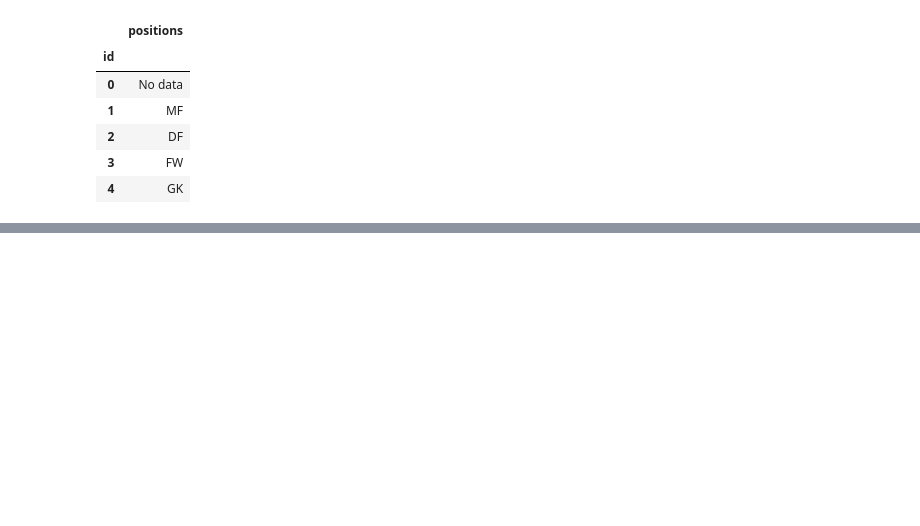
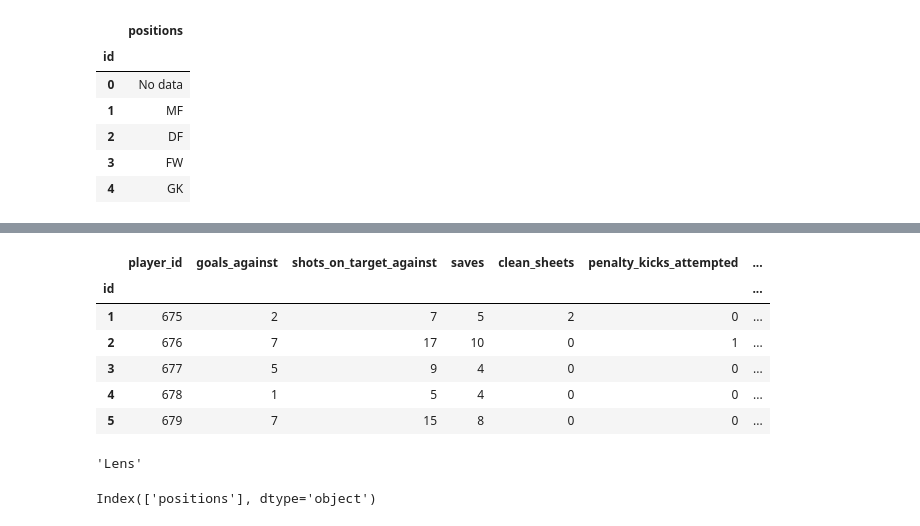
Before and after one commit to Alexx-Flores/smu_group2_project2worldcup, a Jupyter notebook: Sajid_project_2/Uploader Code.ipynb, the cells around one changed output, grey strips where cells are left out. Drawn from its saved outputs; the diff is of its cells as text; code cells hidden in the pictures; blank space fills up the shorter version.

```diff
--- a/Sajid_project_2/Uploader Code.ipynb
+++ b/Sajid_project_2/Uploader Code.ipynb
@@ -64,0 +132,10 @@ df_positions.head()
+# %%
+df_keepers_stats.head()
+# %% [output]
+|  | player_id | goals_against | shots_on_target_against | saves | clean_sheets | penalty_kicks_attempted | ... |
+| id |  |  |  |  |  |  | ... |
+| 1 | 675 | 2 | 7 | 5 | 2 | 0 | ... |
+| 2 | 676 | 7 | 17 | 10 | 0 | 1 | ... |
+| 3 | 677 | 5 | 9 | 4 | 0 | 0 | ... |
+| 4 | 678 | 1 | 5 | 4 | 0 | 0 | ... |
+| 5 | 679 | 7 | 15 | 8 | 0 | 0 | ... |
@@ -65 +225,10 @@ df_positions.head()
+# %%
+i = 3
+df_clubs.loc[i, "clubs"]
+# %% [output]
+'Lens'
+# %%
+df_positions.columns
+# %% [output]
+Index(['positions'], dtype='object')
 # %%
```
Also changed, not shown: parts of 28 cells of this notebook, 8 other files.
